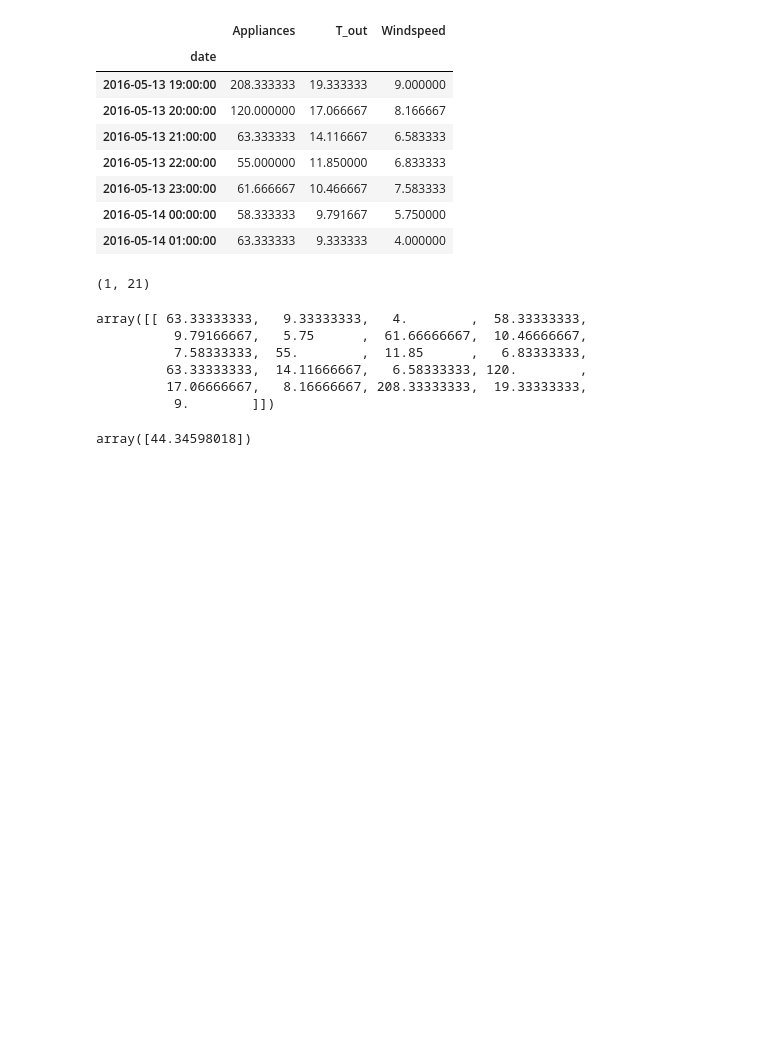
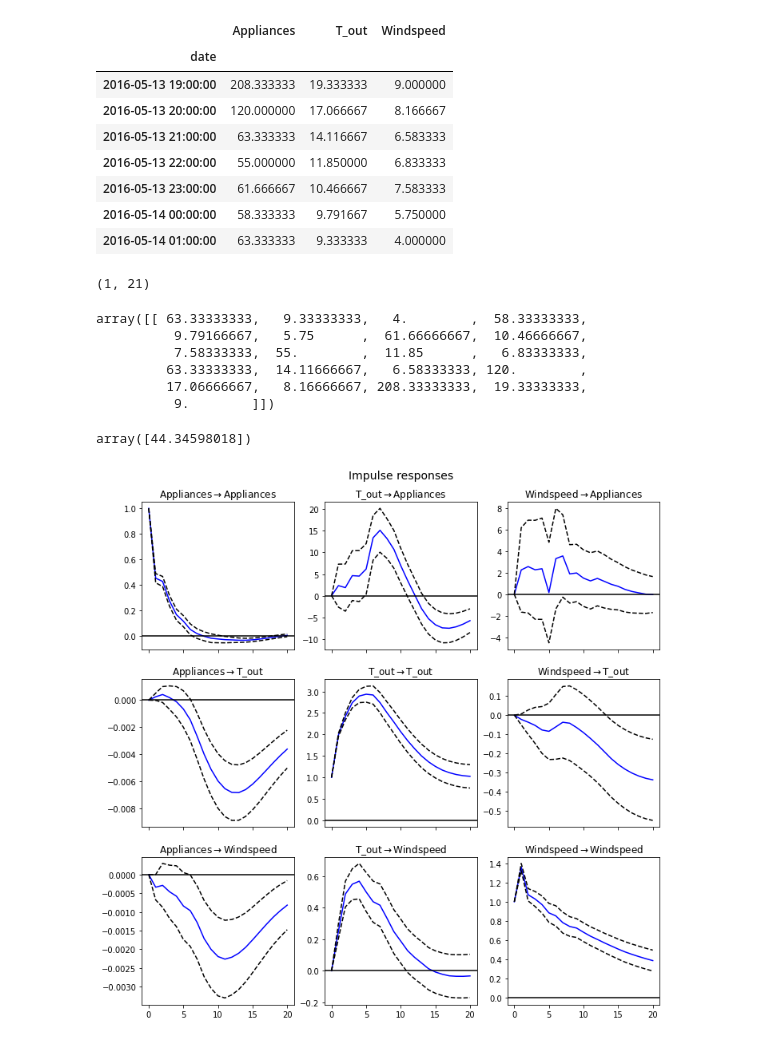
Before and after one commit to Hakgyun-Hong/MachineLearning, a Jupyter notebook: MultivariateTimeSeriesUsingVAR.ipynb, the cells around one changed output. Drawn from its saved outputs; the diff is of its cells as text; code cells hidden in the pictures; blank space fills up the shorter version.

```diff
--- a/MultivariateTimeSeriesUsingVAR.ipynb
+++ b/MultivariateTimeSeriesUsingVAR.ipynb
@@ -373,3 +373,9 @@ array([[ 63.33333333,   9.33333333,   4.        ,  58.33333333,
 np.dot(in_arr, coeff_arr)+df_coeff['coeff'][:1].values
 # %% [output]
 array([44.34598018])
+# %%
+irf = results.irf(20)
+irf.plot()
+plt.show()
+# %% [output]
+[figure, added]
```
Also changed, not shown: parts of 2 cells of this notebook.
